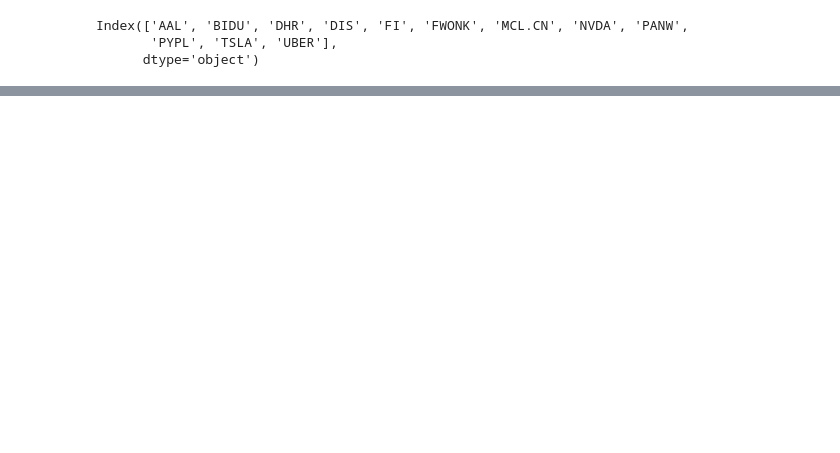
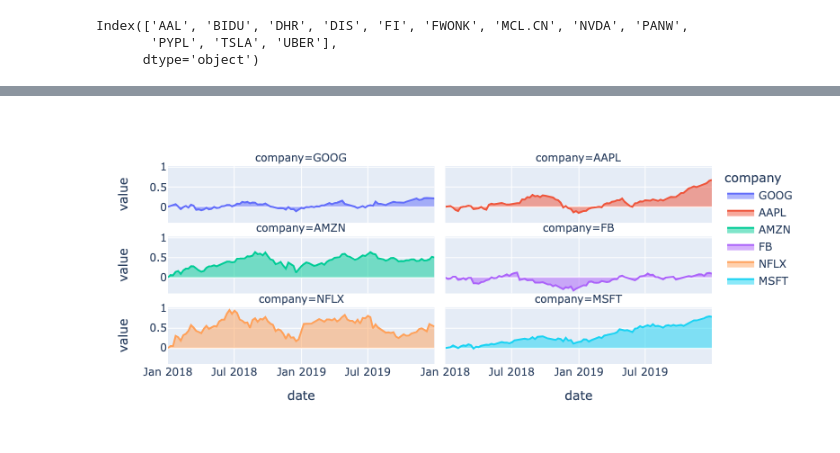
Before and after one commit to sosamartin/PRJCT, a Jupyter notebook: project example.ipynb, the cells around one changed output, grey strips where cells are left out. Cells and saved outputs as stored; diff of their text form; code cells hidden in the pictures; blank space fills up the shorter version.

```diff
--- a/project example.ipynb
+++ b/project example.ipynb
@@ -242,0 +456,9 @@ bar_chart.hvplot.bar(
+# %%
+cumulative_returns = px.data.stocks(indexed=True)-1
+fig = px.area(cumulative_returns, facet_col="company", facet_col_wrap=2)
+fig.show()
+
+
+##have to figure out how to get our stocks to show here
+# %% [output]
+[figure, added]
```
Also changed, not shown: parts of 31 cells of this notebook.
